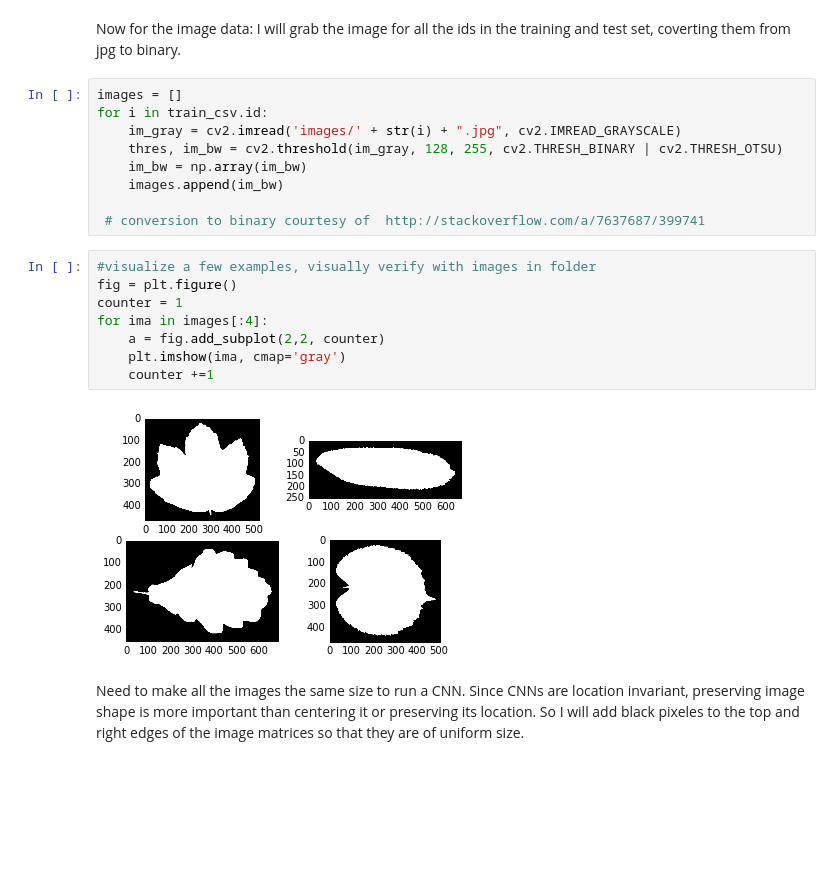
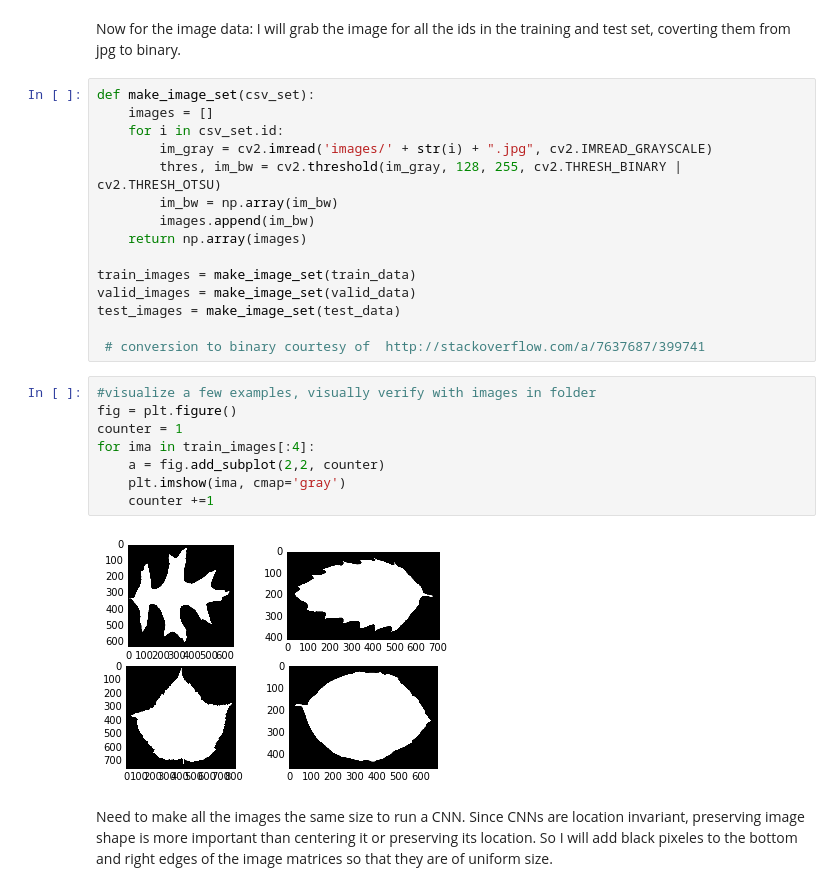
Before and after one commit to mesargent/udacity_machine_learning, a Jupyter notebook: leaf_classifier/leaf_classification_notebook.ipynb, the cells around one changed output. Drawn from its saved outputs; the diff is of its cells as text; blank space fills up the shorter version.

```diff
--- a/leaf_classifier/leaf_classification_notebook.ipynb
+++ b/leaf_classifier/leaf_classification_notebook.ipynb
@@ -76,26 +77,32 @@ Shape of training labels: (633, 99)
 # %% [markdown]
 Now for the image data: I will grab the image for all the ids in the training and test set, coverting them from jpg to binary.
 # %%
-images = []
-for i in train_csv.id:
-    im_gray = cv2.imread('images/' + str(i) + ".jpg", cv2.IMREAD_GRAYSCALE)
-    thres, im_bw = cv2.threshold(im_gray, 128, 255, cv2.THRESH_BINARY | cv2.THRESH_OTSU)
-    im_bw = np.array(im_bw)
-    images.append(im_bw)
+def make_image_set(csv_set):
+    images = []
+    for i in csv_set.id:
+        im_gray = cv2.imread('images/' + str(i) + ".jpg", cv2.IMREAD_GRAYSCALE)
+        thres, im_bw = cv2.threshold(im_gray, 128, 255, cv2.THRESH_BINARY | cv2.THRESH_OTSU)
+        im_bw = np.array(im_bw)
+        images.append(im_bw)
+    return np.array(images)
+
+train_images = make_image_set(train_data)
+valid_images = make_image_set(valid_data)
+test_images = make_image_set(test_data)
 
  # conversion to binary courtesy of  http://stackoverflow.com/a/7637687/399741
 # %%
 #visualize a few examples, visually verify with images in folder
 fig = plt.figure()
 counter = 1
-for ima in images[:4]:
+for ima in train_images[:4]:
     a = fig.add_subplot(2,2, counter)
     plt.imshow(ima, cmap='gray')
     counter +=1
 # %% [output]
-[figure, old version]
+[figure, new version]
 # %% [markdown]
-Need to make all the images the same size to run a CNN. Since CNNs are location invariant, preserving image shape is more important than centering it or preserving its location. So I will add black pixeles to the top and right edges of the image matrices so that they are of uniform size.
+Need to make all the images the same size to run a CNN. Since CNNs are location invariant, preserving image shape is more important than centering it or preserving its location. So I will add black pixeles to the bottom and right edges of the image matrices so that they are of uniform size.
 # %%
 # get the max height and width of all the images in the image dataset
 max_height = 0
```
Also changed, not shown: parts of 10 cells of this notebook, 1 other file.
